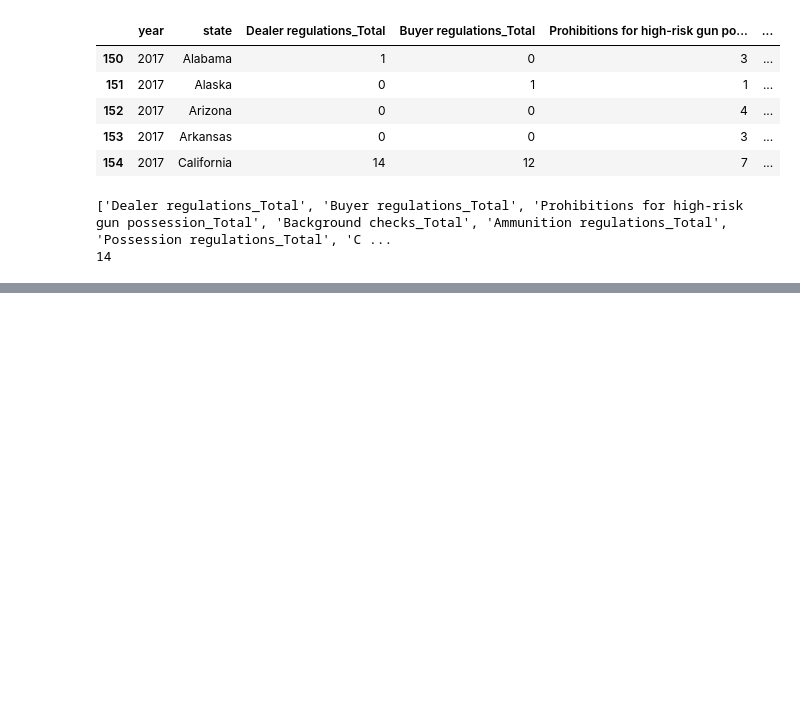
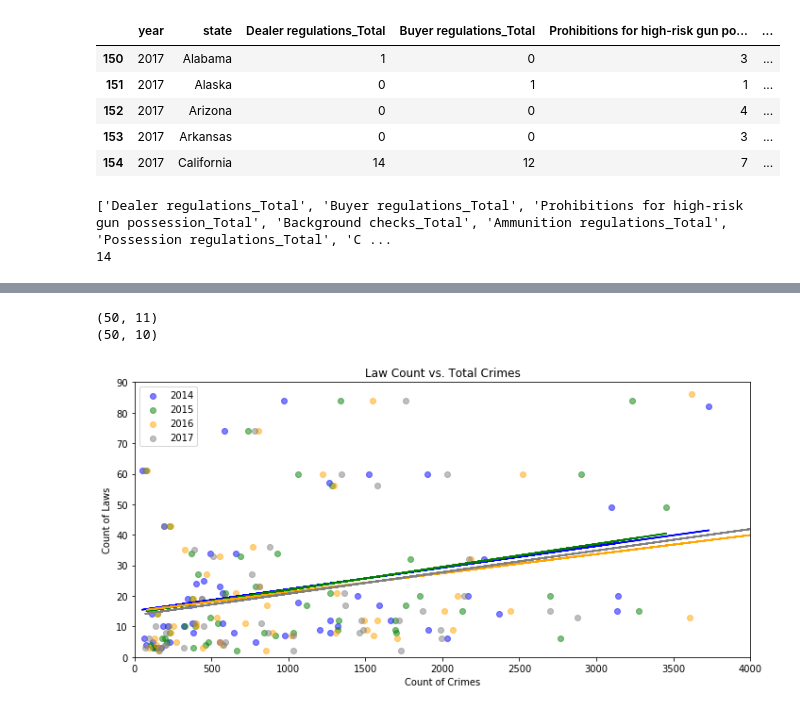
Before and after one commit to Vallito/Project_1, a Jupyter notebook: Project_1_Final.ipynb, the cells around one changed output, grey strips where cells are left out. Saved outputs shown, nothing was run; the diff lists cells and outputs as text; code cells hidden in the pictures; blank space fills up the shorter version.

```diff
--- a/Project_1_Final.ipynb
+++ b/Project_1_Final.ipynb
@@ -356,51 +421,67 @@ df_years.to_csv('data/Change_in_law.csv')
 crimedf = pd.read_csv('data/Crime_Results.csv')
 crimedf.head()
 
-# #get statename
-abbv = pd.DataFrame.from_dict(abr,orient = 'index', columns= ['state name']).reset_index()
+#get statename
+abbv = df_States
 abbv.head()
 statecrime_df =crimedf.merge(abbv, how="left",left_on ="index", right_on="index")
 statecrime_df.head()
-statecrimes=statecrime_df.sort_values('state name')
+statecrimes=statecrime_df.sort_values('StateName')
 statecrimes.head()
+
+#drop DC because its not on the laws
 statecrimes = statecrimes.loc[statecrimes['index']!='DC']
 
+#check before and after
 print(statecrimes.shape)
 print(df_years.shape)
+# %% [output]
+(50, 11)
+(50, 10)
 # %%
+# create scatter plot comparing laws vs crime for each year
 
+# set variables to save hands
 x1=statecrimes['2014']
-y1=df_years[2014]
+y1=df_years['2014']
 x2=statecrimes['2015']
-y2=df_years[2015]
+y2=df_years['2015']
 x3=statecrimes['2016']
-y3=df_years[2016]
+y3=df_years['2016']
 x4=statecrimes['2017']
-y4=df_years[2017]
+y4=df_years['2017']
+
+#plot
 plt.figure(figsize=(10,5))
 plt.scatter(x1,y1,alpha=.5,color='blue')
 plt.scatter(x2,y2,alpha=.5,color='green')
 plt.scatter(x3,y3,alpha=.5,color='orange')
 plt.scatter(x4,y4,alpha=.5,color='grey')
+
+#create trendline for each year
 z1= np.polyfit(x1,y1,1)
 p1= np.poly1d(z1)
 z2= np.polyfit(x2,y2,1)
 p2= np.poly1d(z2)
 z3= np.polyfit(x3,y3,1)
 p3= np.poly1d(z3)
 z4= np.polyfit(x4,y4,1)
 p4= np.poly1d(z4)
+
 plt.plot(x1,p1(x1),color='blue')
 plt.plot(x2,p2(x2),color='green')
 plt.plot(x3,p3(x3),color='orange')
 plt.plot(x4,p4(x4),color='grey')
 
+#plot details
 plt.title('Law Count vs. Total Crimes')
 plt.xlim(0,4000)
 plt.ylim(0,90)
 plt.ylabel('Count of Laws')
 plt.xlabel('Count of Crimes')
 plt.legend()
 plt.tight_layout()
 plt.savefig(savefigdir+'Law Count vs. Total Crimes.png')
 plt.show()
+# %% [output]
+[figure, added]
```
Also changed, not shown: parts of 19 cells of this notebook, 25 other files.
